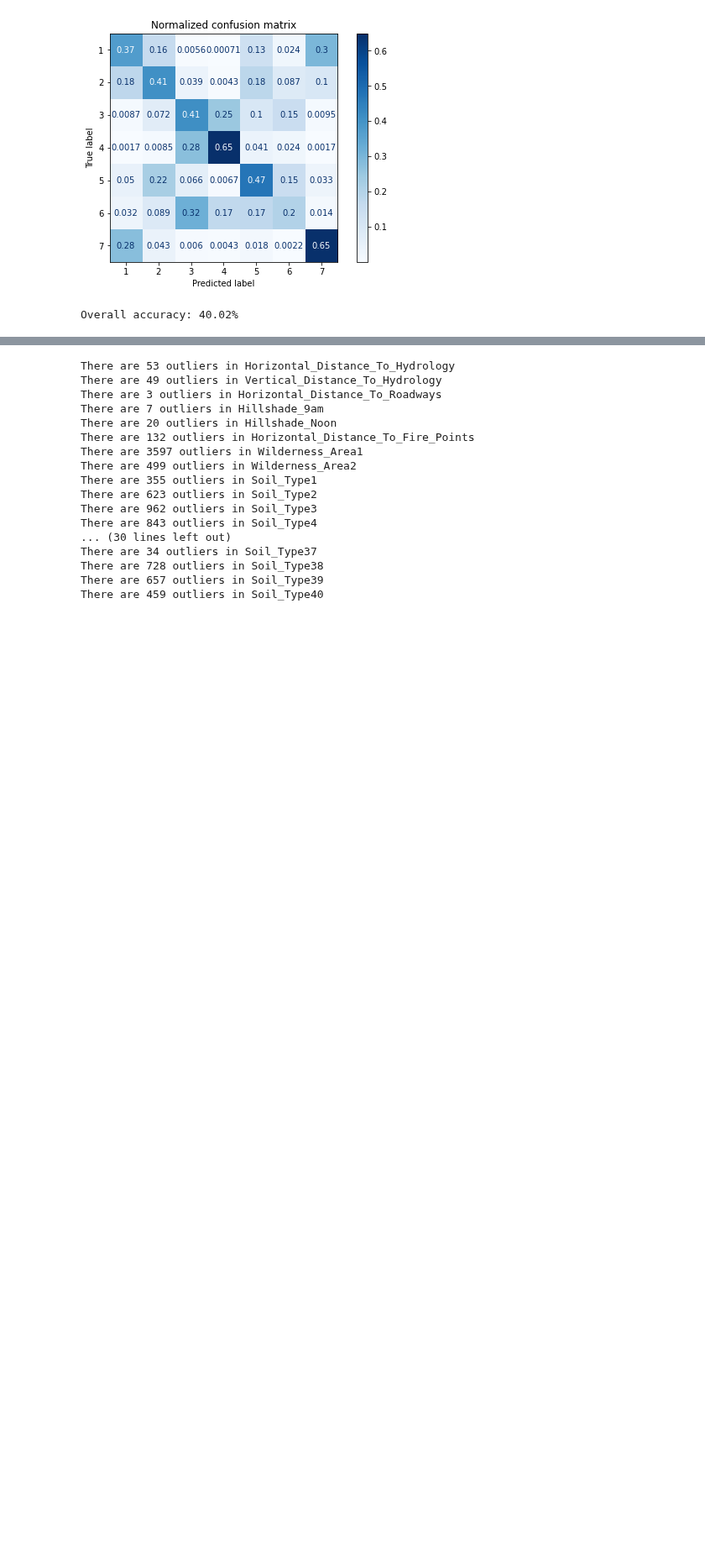
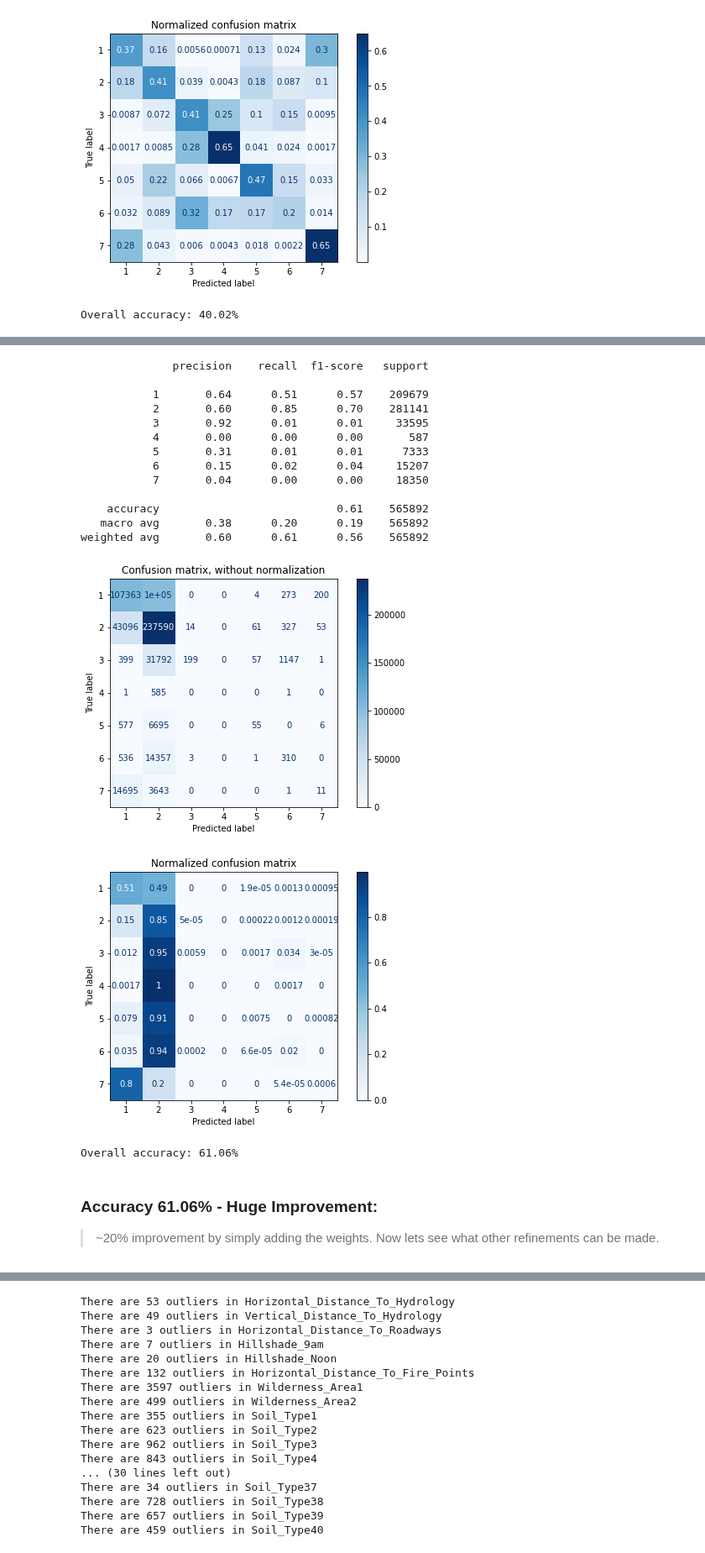
Before and after one commit to aidan-jackson-data/Forest-Cover-Type-Prediction, a Jupyter notebook: Models/Logistic Regression/Log_Reg-Copy1.ipynb, the cells around one changed output, grey strips where cells are left out. Shown at 84% size. Saved outputs shown, nothing was run; the diff lists cells and outputs as text; code cells hidden in the pictures; blank space fills up the shorter version.

```diff
--- a/Models/Logistic Regression/Log_Reg-Copy1.ipynb
+++ b/Models/Logistic Regression/Log_Reg-Copy1.ipynb
@@ -215,2 +238,41 @@ Overall accuracy: 40.02%
+# %%
+## Create current best classifier
+log_model = LogisticRegression(class_weight = weights)
+
+# fit to training data
+log_model.fit(train_df, train_labels_df)
+
+# supply the test_df to log_model and create predictions
+log_predictions = log_model.predict(test_df)
+
+# converts predictions from np array to pd dataframe
+log_predictions_df = pd.DataFrame(data = log_predictions,
+                                  index = test_index_df,
+                                  columns = ["Cover_Type"])
+
+log_score = accuracy_score(test_labels_correct["Cover_Type"].to_numpy(),
+                           log_predictions_df["Cover_Type"].to_numpy())
+
+PrintResults()
+# %% [output]
+              precision    recall  f1-score   support
+
+           1       0.64      0.51      0.57    209679
+           2       0.60      0.85      0.70    281141
+           3       0.92      0.01      0.01     33595
+           4       0.00      0.00      0.00       587
+           5       0.31      0.01      0.01      7333
+           6       0.15      0.02      0.04     15207
+           7       0.04      0.00      0.00     18350
+
+    accuracy                           0.61    565892
+   macro avg       0.38      0.20      0.19    565892
+weighted avg       0.60      0.61      0.56    565892
+[figure, added]
+[figure, added]
+Overall accuracy: 61.06%
+# %% [markdown]
+### Accuracy 61.06% - Huge Improvement:
+> ~20% improvement by simply adding the weights.  Now lets see what other refinements can be made.
 # %% [markdown]
 # Run Gid Search and Loop to find best parameters
```
Also changed, not shown: parts of 39 cells of this notebook, 4 other files.
